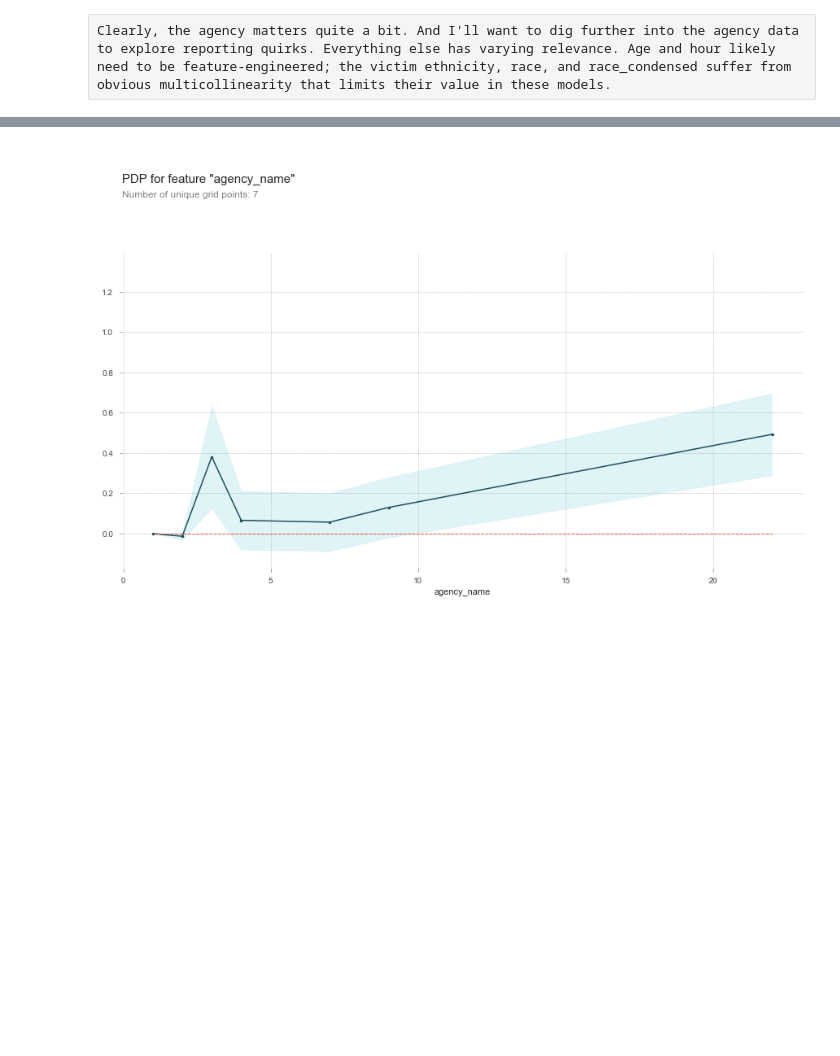
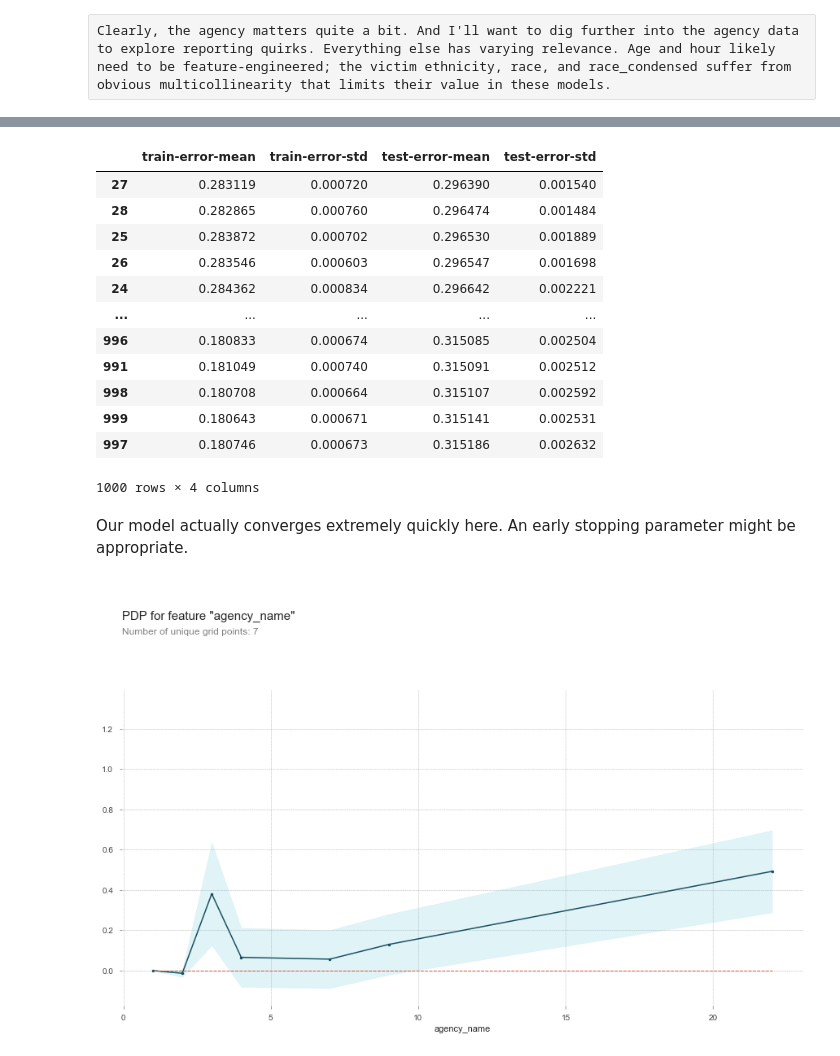
Before and after one commit to alexmjn/Predicting-Arrests, a Jupyter notebook: Crime_Data.ipynb, the cells around one changed output, grey strips where cells are left out. Drawn from its saved outputs; the diff is of its cells as text; code cells hidden in the pictures; blank space fills up the shorter version.

```diff
--- a/Crime_Data.ipynb
+++ b/Crime_Data.ipynb
@@ -482,0 +495,5 @@ model3.get_params
+# %%
+encoder = ce.OrdinalEncoder()
+X_train_full_encoded = encoder.fit_transform(X_train_full)
+
+dtrain = xgb.DMatrix(X_train_full_encoded, label = y_train_full)
@@ -482,0 +504,12 @@ model3.get_params
+# %%
+params = {
+    'n_estimators': 1000,
+    'max_depth': 7,
+    'learning_rate': .3,
+    'n_jobs': -1,
+    'eval_metric': 'error'
+    }
+
+
+bst_cv = xgb.cv(params, dtrain, num_boost_round = 1000, nfold = 5,
+               early_stopping_rounds=None, as_pandas = True)
@@ -483,3 +525,21 @@ model3.get_params
+# %%
+bst_cv.sort_values(by = "test-error-mean")
+# %% [output]
+|  | train-error-mean | train-error-std | test-error-mean | test-error-std |
+| 27 | 0.283119 | 0.000720 | 0.296390 | 0.001540 |
+| 28 | 0.282865 | 0.000760 | 0.296474 | 0.001484 |
+| 25 | 0.283872 | 0.000702 | 0.296530 | 0.001889 |
+| 26 | 0.283546 | 0.000603 | 0.296547 | 0.001698 |
+| 24 | 0.284362 | 0.000834 | 0.296642 | 0.002221 |
+| ... | ... | ... | ... | ... |
+| 996 | 0.180833 | 0.000674 | 0.315085 | 0.002504 |
+| 991 | 0.181049 | 0.000740 | 0.315091 | 0.002512 |
+| 998 | 0.180708 | 0.000664 | 0.315107 | 0.002592 |
+| 999 | 0.180643 | 0.000671 | 0.315141 | 0.002531 |
+| 997 | 0.180746 | 0.000673 | 0.315186 | 0.002632 |
+1000 rows × 4 columns
+# %% [markdown]
+Our model actually converges extremely quickly here. An early stopping parameter might be appropriate.
 # %%
 %matplotlib inline
 import matplotlib.pyplot as plt
```
Also changed, not shown: parts of 65 cells of this notebook.
